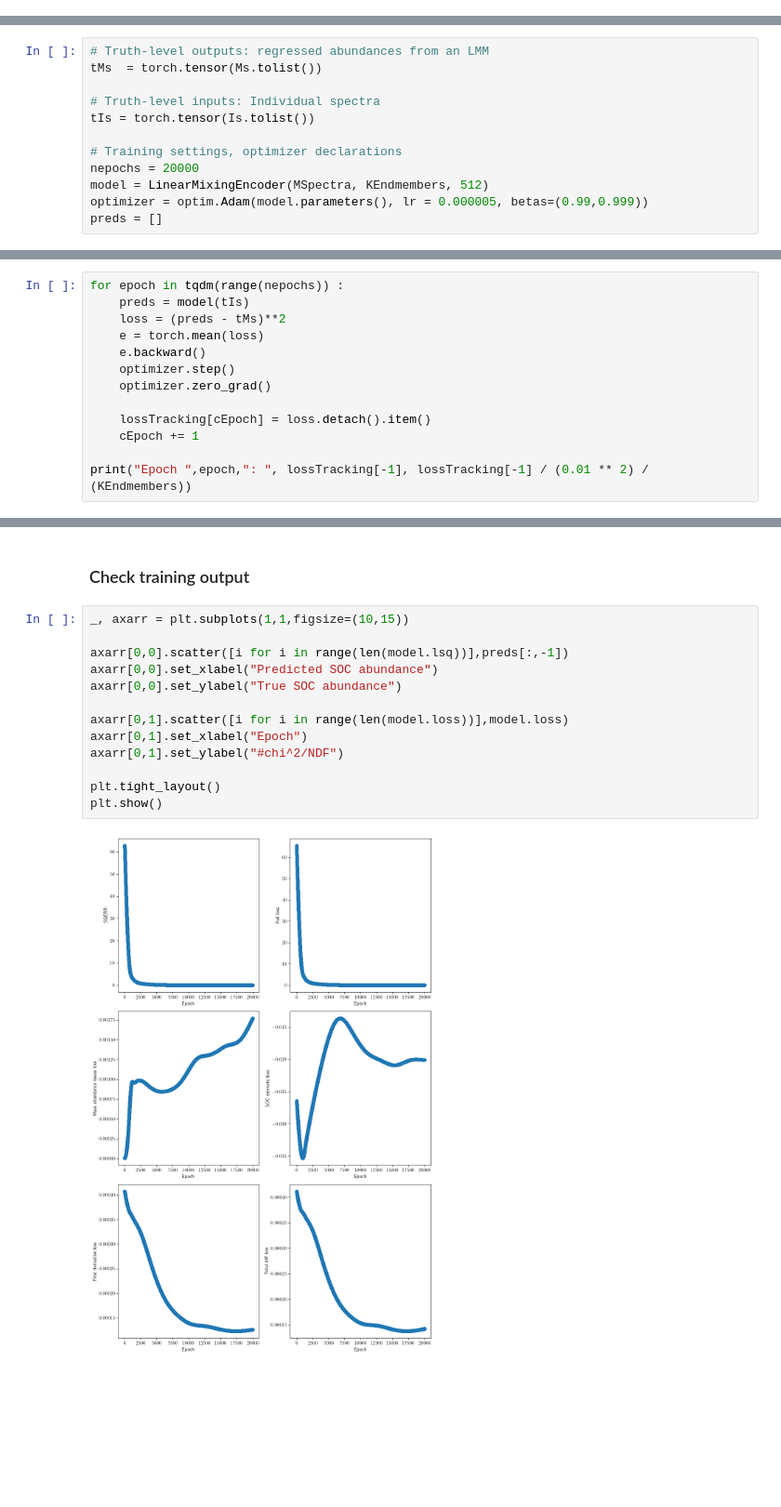
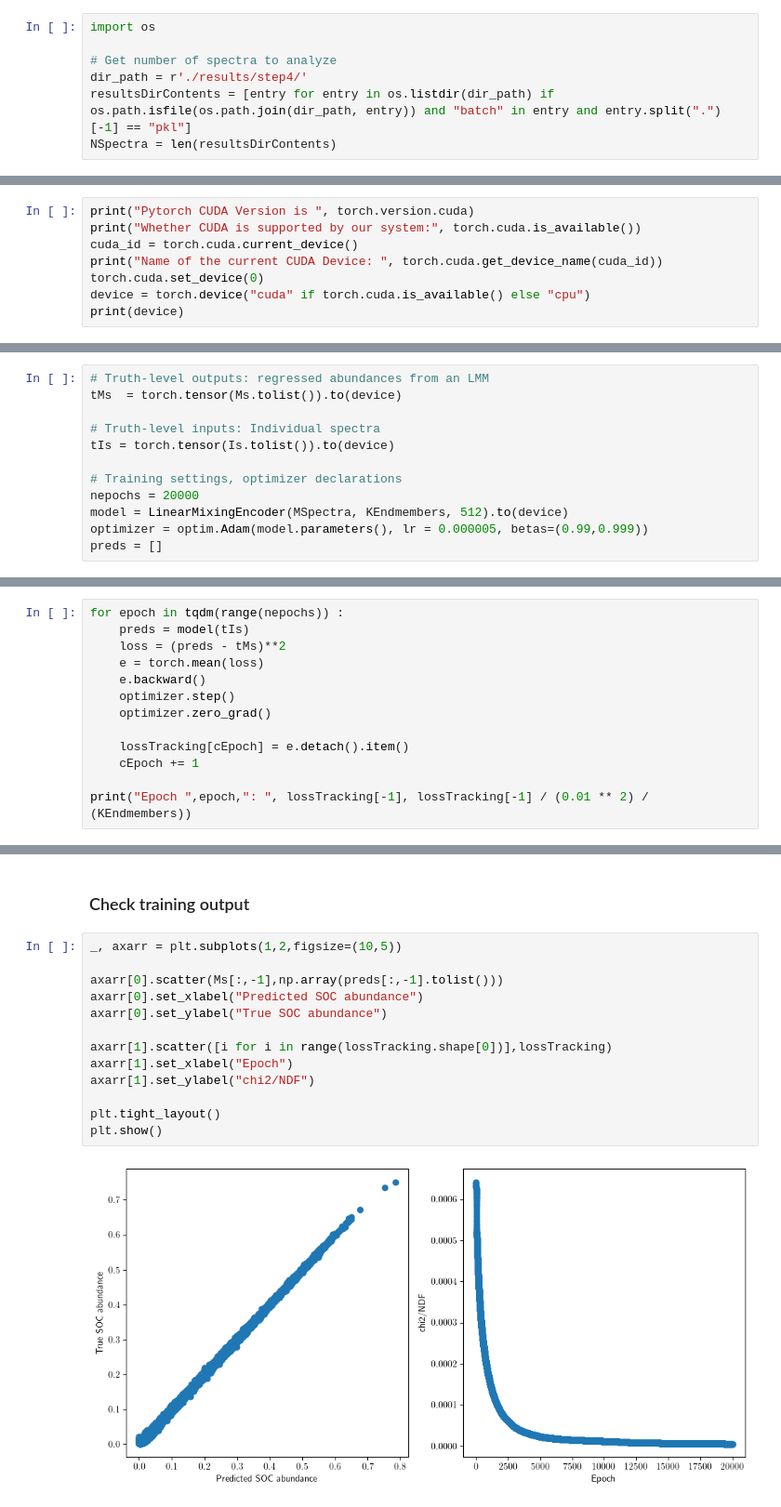
Before and after one commit to eacoleman/RaCA-SOC-a-spectrum-analysis, a Jupyter notebook: RaCA-SOC-a/run-RaCA-SOC-a_step6.ipynb, the cells around one changed output, grey strips where cells are left out. Shown at 93% size. Drawn from its saved outputs; the diff is of its cells as text; blank space fills up the shorter version.

Commit message:
Run step 6.

```diff
--- a/RaCA-SOC-a/run-RaCA-SOC-a_step6.ipynb
+++ b/RaCA-SOC-a/run-RaCA-SOC-a_step6.ipynb
@@ -73,5 +132,12 @@ MSpectra = 2151
 def A(ms,rhorads) :
     tA = ms / rhorads
     return (tA.T / np.sum(tA)).T
+# %%
+import os
+
+# Get number of spectra to analyze
+dir_path = r'./results/step4/'
+resultsDirContents = [entry for entry in os.listdir(dir_path) if os.path.isfile(os.path.join(dir_path, entry)) and "batch" in entry and entry.split(".")[-1] == "pkl"]
+NSpectra = len(resultsDirContents)
 # %%
 import pickle
@@ -119,2 +179,10 @@ for iSpec in tqdm(range(len(resultsDirContents))) :
 # %% [markdown]
 ### Train seed encoder model
+# %%
+print("Pytorch CUDA Version is ", torch.version.cuda)
+print("Whether CUDA is supported by our system:", torch.cuda.is_available())
+cuda_id = torch.cuda.current_device()
+print("Name of the current CUDA Device: ", torch.cuda.get_device_name(cuda_id))
+torch.cuda.set_device(0)
+device = torch.device("cuda" if torch.cuda.is_available() else "cpu")
+print(device)
@@ -121,12 +194,12 @@ for iSpec in tqdm(range(len(resultsDirContents))) :
 # %%
 # Truth-level outputs: regressed abundances from an LMM
-tMs  = torch.tensor(Ms.tolist())
+tMs  = torch.tensor(Ms.tolist()).to(device)
 
 # Truth-level inputs: Individual spectra
-tIs = torch.tensor(Is.tolist())
+tIs = torch.tensor(Is.tolist()).to(device)
 
 # Training settings, optimizer declarations
 nepochs = 20000
-model = LinearMixingEncoder(MSpectra, KEndmembers, 512)
+model = LinearMixingEncoder(MSpectra, KEndmembers, 512).to(device)
 optimizer = optim.Adam(model.parameters(), lr = 0.000005, betas=(0.99,0.999))
 preds = []
@@ -143,7 +222,7 @@ for epoch in tqdm(range(nepochs)) :
     optimizer.step()
     optimizer.zero_grad()
 
-    lossTracking[cEpoch] = loss.detach().item()
+    lossTracking[cEpoch] = e.detach().item()
     cEpoch += 1
 
 print("Epoch ",epoch,": ", lossTracking[-1], lossTracking[-1] / (0.01 ** 2) / (KEndmembers))
@@ -152,17 +231,17 @@ Epoch  19999 :  0.0007158684893511236 0.0006009259377606213 0.002793704964019624
 # %% [markdown]
 ### Check training output
 # %%
-_, axarr = plt.subplots(1,1,figsize=(10,15))
+_, axarr = plt.subplots(1,2,figsize=(10,5))
 
-axarr[0,0].scatter([i for i in range(len(model.lsq))],preds[:,-1])
-axarr[0,0].set_xlabel("Predicted SOC abundance")
-axarr[0,0].set_ylabel("True SOC abundance")
+axarr[0].scatter(Ms[:,-1],np.array(preds[:,-1].tolist()))
+axarr[0].set_xlabel("Predicted SOC abundance")
+axarr[0].set_ylabel("True SOC abundance")
 
-axarr[0,1].scatter([i for i in range(len(model.loss))],model.loss)
-axarr[0,1].set_xlabel("Epoch")
-axarr[0,1].set_ylabel("#chi^2/NDF")
+axarr[1].scatter([i for i in range(lossTracking.shape[0])],lossTracking)
+axarr[1].set_xlabel("Epoch")
+axarr[1].set_ylabel("chi2/NDF")
 
 plt.tight_layout()
 plt.show()
 # %% [output]
-[figure, old version]
+[figure, new version]
```
Also changed, not shown: parts of 9 cells of this notebook.
